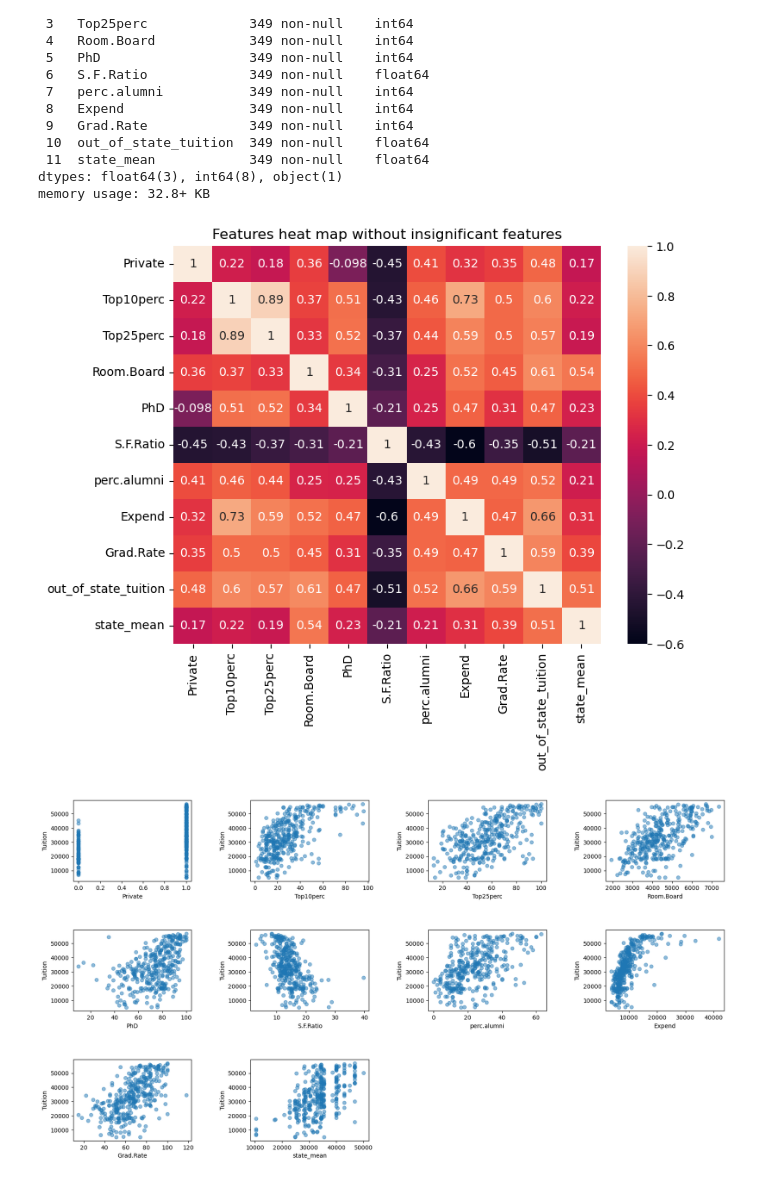
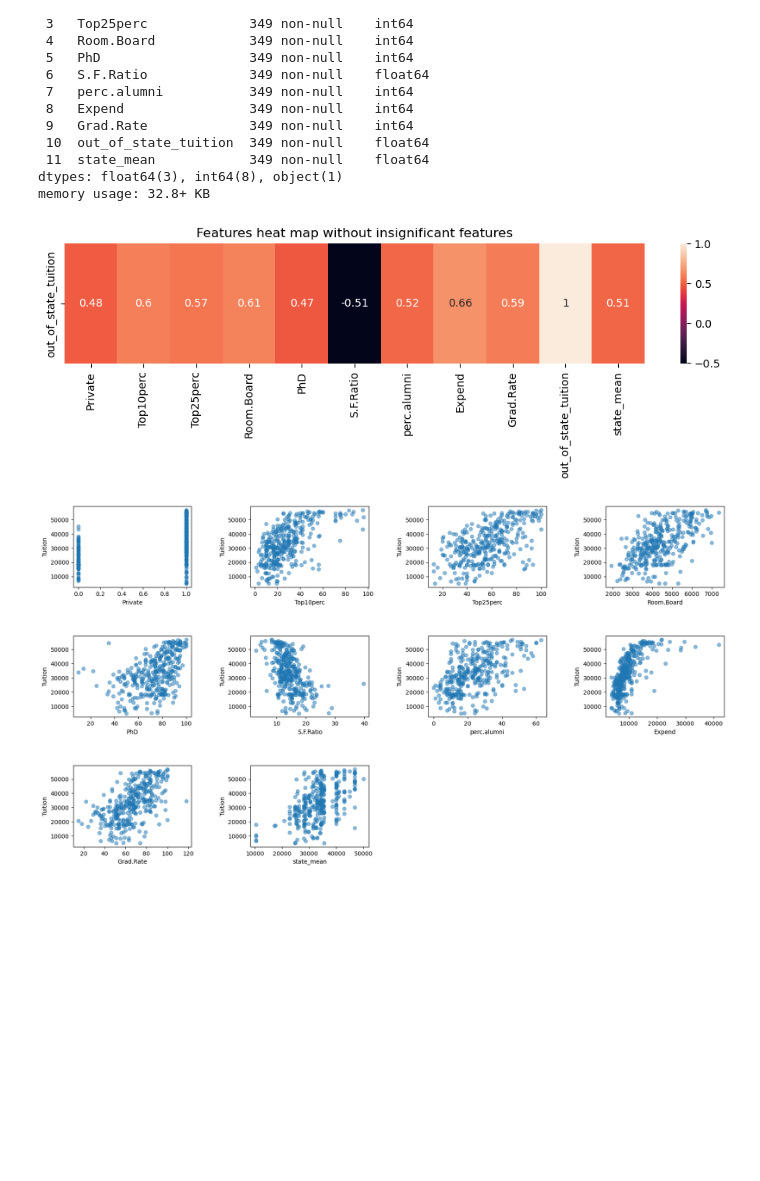
Before and after one commit to BenjaminLe1/Capstone2, a Jupyter notebook: C2_EDA.ipynb, the cells around one changed output. Cells and saved outputs as stored; diff of their text form; code cells hidden in the pictures; blank space fills up the shorter version.

```diff
--- a/C2_EDA.ipynb
+++ b/C2_EDA.ipynb
@@ -145,11 +145,11 @@ dtypes: float64(3), int64(8), object(1)
 memory usage: 32.8+ KB
 # %%
 # New heatmap without 'redudant' features
-plt.subplots(figsize=(8,6))
-sns.heatmap(college_data.select_dtypes(include='number').corr(), annot=True)
+plt.subplots(figsize=(12,2))
+sns.heatmap(college_data.select_dtypes(include='number').corr()[['out_of_state_tuition']].T, annot=True)
 plt.title('Features heat map without insignificant features');
 # %% [output]
-[figure, old version]
+[figure, new version]
 # %%
 def scatterplots(columns, ncol, figsize=(15, 8)):
     nrow = int(np.ceil(len(columns) / ncol))
```
Also changed, not shown: parts of 2 cells of this notebook.
